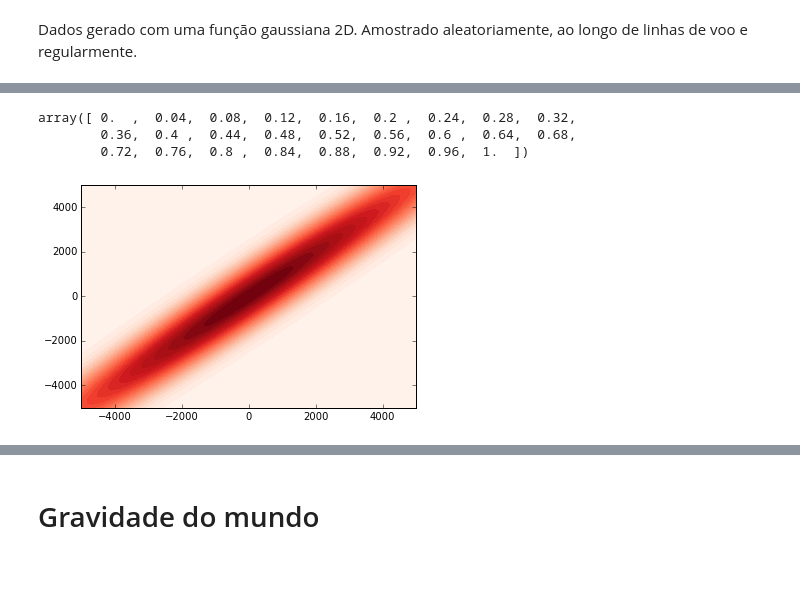
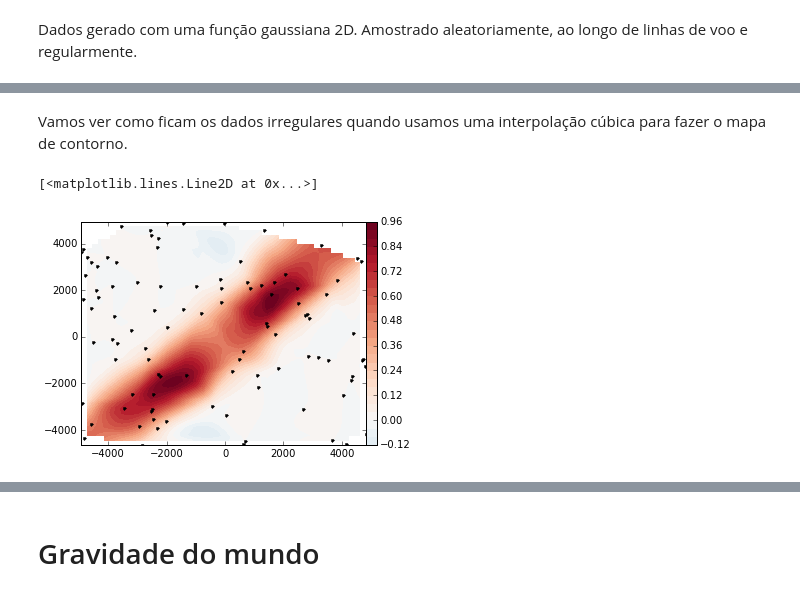
Before and after one commit to leouieda/geofisica1, a Jupyter notebook: notebooks/pratica1.ipynb, the cells around one changed output, grey strips where cells are left out. Cells and saved outputs as stored; diff of their text form; code cells hidden in the pictures; blank space fills up the shorter version.

Commit message:
Using the new Grid class from PR 128
https://github.com/leouieda/fatiando/pull/128

```diff
--- a/notebooks/pratica1.ipynb
+++ b/notebooks/pratica1.ipynb
@@ -26,3 +28,6 @@ gx, gy, gz = gridder.regular(area, shape, z=-10)
+# %%
+aletatorio = Grid.scatter((-5000, 5000, -5000, 5000), 100, z=-10, seed=6)
+regular = Grid.regular((-5000, 5000, -5000, 5000), (100, 100), z=-10)
 # %%
-g = utils.gaussian2d(x, y, 10000, 1000, angle=45)
-gg = utils.gaussian2d(gx, gy, 10000, 1000, angle=45)
+aletatorio.add_attribute('dados', utils.gaussian2d(aletatorio.x, aletatorio.y, 10000, 1000, angle=45))
+regular.add_attribute('dados', utils.gaussian2d(regular.x, regular.y, 10000, 1000, angle=45))
@@ -36,8 +36,8 @@ mpl.plot(x, y, '.k')
-# %%
-mpl.figure()
-mpl.contourf(gx, gy, gg, shape, 30, cmap=mpl.cm.Reds)
-# %% [output]
-array([ 0.  ,  0.04,  0.08,  0.12,  0.16,  0.2 ,  0.24,  0.28,  0.32,
-        0.36,  0.4 ,  0.44,  0.48,  0.52,  0.56,  0.6 ,  0.64,  0.68,
-        0.72,  0.76,  0.8 ,  0.84,  0.88,  0.92,  0.96,  1.  ])
-[figure, removed]
+# %% [markdown]
+Vamos ver como ficam os dados irregulares quando usamos uma interpolação cúbica para fazer o mapa de contorno.
+# %%
+aletatorio.interp((50, 50), algorithm='cubic').contourf('dados', levels=30)
+aletatorio.points()
+# %% [output]
+[<matplotlib.lines.Line2D at 0x...>]
+[figure, added]
```
Also changed, not shown: parts of 22 cells of this notebook, 2 other files.
